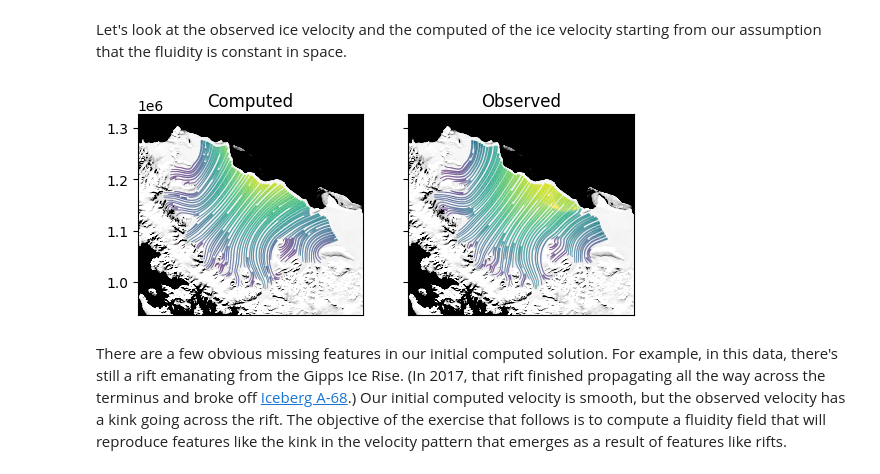
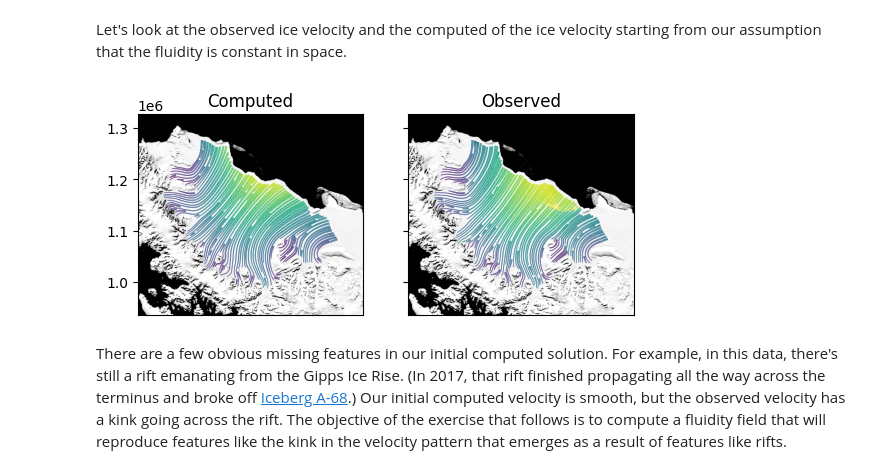
Before and after one commit to icepack/icepack.github.io, a Jupyter notebook: notebooks/tutorials/05-ice-shelf-inverse/index.ipynb, the cells around one changed output. Cells and saved outputs as stored; diff of their text form; code cells hidden in the pictures.

```diff
--- a/notebooks/tutorials/05-ice-shelf-inverse/index.ipynb
+++ b/notebooks/tutorials/05-ice-shelf-inverse/index.ipynb
@@ -176,16 +170,7 @@ def viscosity(**kwargs):
 
 
 model = icepack.models.IceShelf(viscosity=viscosity)
-opts = {
-    "dirichlet_ids": [2, 4, 5, 6, 7, 8, 9],
-    "diagnostic_solver_type": "petsc",
-    "diagnostic_solver_parameters": {
-        "snes_type": "newtontr",
-        "ksp_type": "gmres",
-        "pc_type": "lu",
-        "pc_factor_mat_solver_type": "mumps",
-    },
-}
+opts = {"dirichlet_ids": [2, 4, 5, 6, 7, 8, 9]}
 solver = icepack.solvers.FlowSolver(model, **opts)
 
 θ = firedrake.Function(Q)
@@ -199,14 +184,14 @@ Let's look at the observed ice velocity and the computed of the ice velocity sta
 # %%
 fig, axes = subplots(ncols=2, sharex=True, sharey=True)
 for ax in axes:
     ax.get_xaxis().set_visible(False)
-kwargs = {"resolution": 2500, "vmin": 0, "vmax": 750}
+kwargs = {"resolution": 2500, "vmin": 0, "vmax": 750, "seed": 1729}
 axes[0].set_title("Computed")
 axes[1].set_title("Observed")
 firedrake.streamplot(u, axes=axes[0], **kwargs)
 firedrake.streamplot(u_obs, axes=axes[1], **kwargs);
 # %% [output]
-[figure, old version]
+[figure, new version]
 # %% [markdown]
 There are a few obvious missing features in our initial computed solution.
 For example, in this data, there's still a rift emanating from the Gipps Ice Rise.
```
Also changed, not shown: parts of 7 cells of this notebook, 56 other files.
